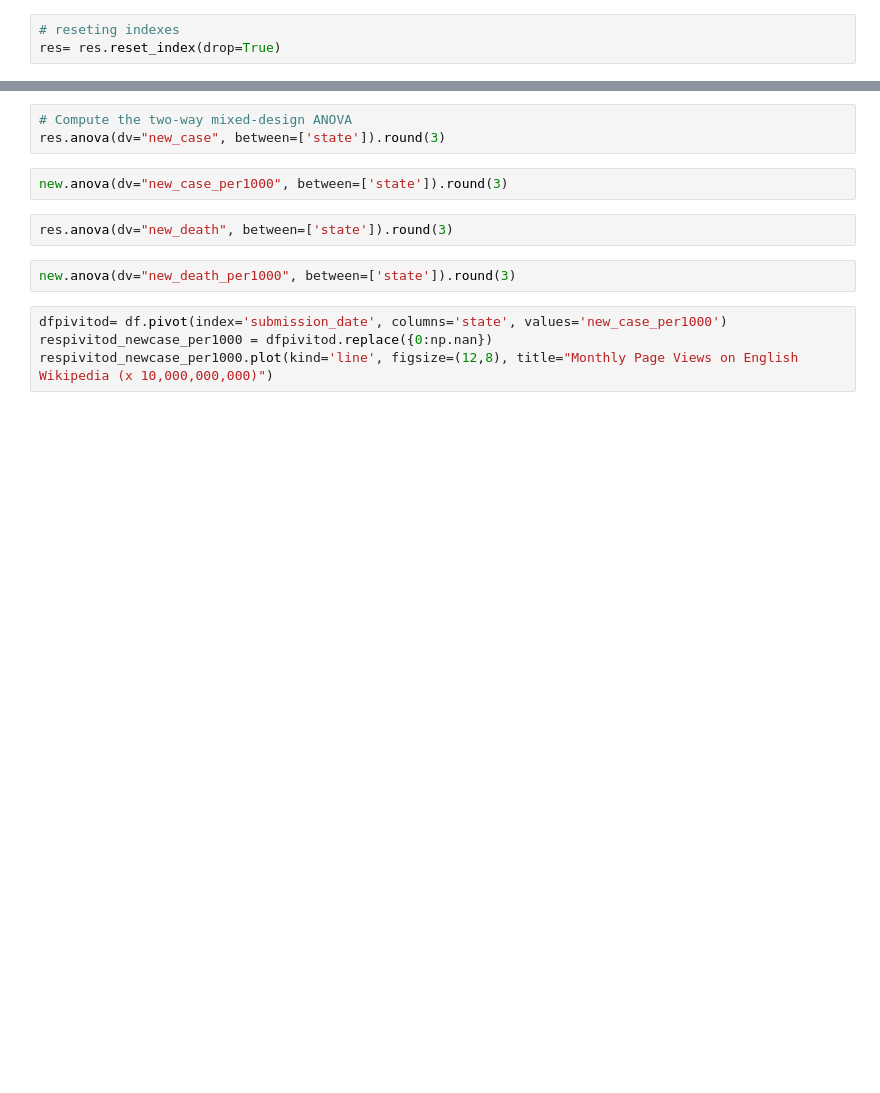
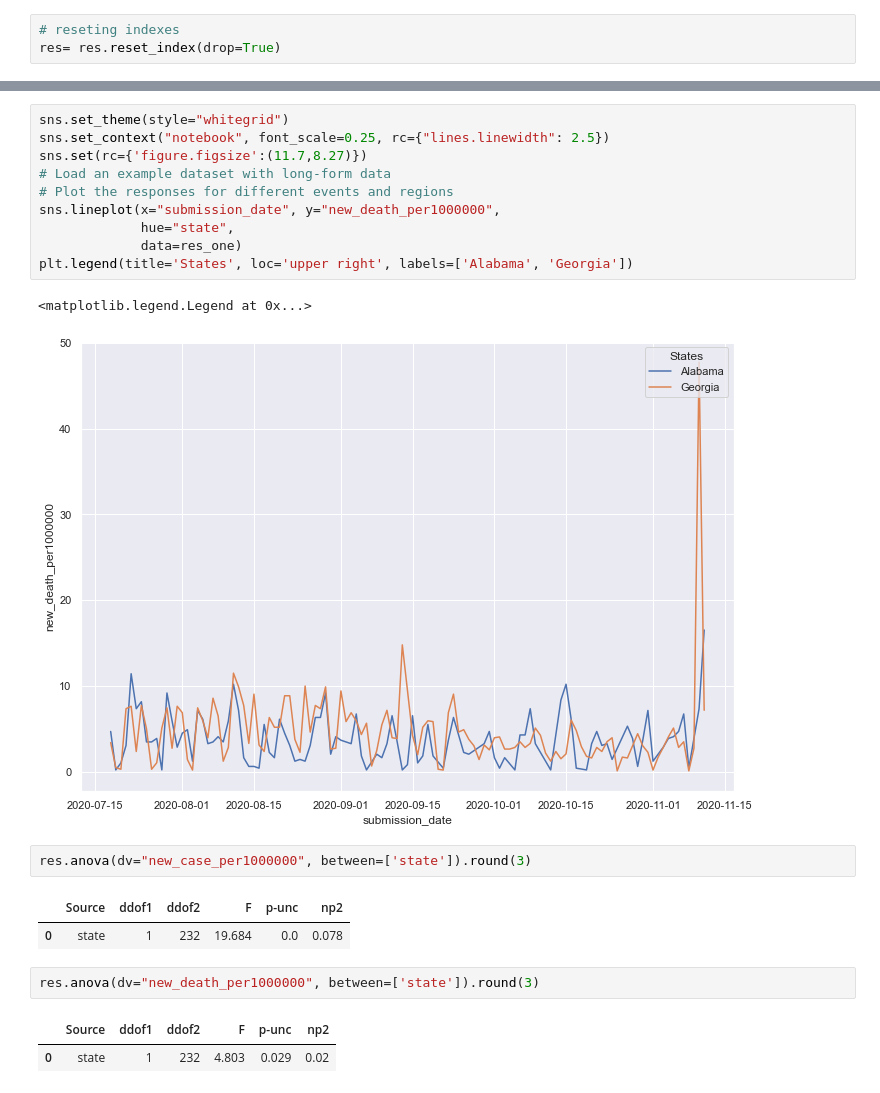
Before and after one commit to dibay/mask-wearing-policy-COVID-19-burden, a Jupyter notebook: Data-512-final.ipynb, the cells around one changed output, grey strips where cells are left out. Cells and saved outputs as stored; diff of their text form; blank space fills up the shorter version.

```diff
--- a/Data-512-final.ipynb
+++ b/Data-512-final.ipynb
@@ -183,13 +278,23 @@ res.groupby('state')['new_death_per1000000'].describe()
+# %%
+sns.set_theme(style="whitegrid")
+sns.set_context("notebook", font_scale=0.25, rc={"lines.linewidth": 2.5})
+sns.set(rc={'figure.figsize':(11.7,8.27)})
+# Load an example dataset with long-form data
+# Plot the responses for different events and regions
+sns.lineplot(x="submission_date", y="new_death_per1000000",
+             hue="state",
+             data=res_one)
+plt.legend(title='States', loc='upper right', labels=['Alabama', 'Georgia'])
+# %% [output]
+<matplotlib.legend.Legend at 0x...>
+[figure, added]
 # %%
-# Compute the two-way mixed-design ANOVA
-res.anova(dv="new_case", between=['state']).round(3)
+res.anova(dv="new_case_per1000000", between=['state']).round(3)
+# %% [output]
+|  | Source | ddof1 | ddof2 | F | p-unc | np2 |
+| 0 | state | 1 | 232 | 19.684 | 0.0 | 0.078 |
 # %%
-new.anova(dv="new_case_per1000", between=['state']).round(3)
+res.anova(dv="new_death_per1000000", between=['state']).round(3)
+# %% [output]
+|  | Source | ddof1 | ddof2 | F | p-unc | np2 |
+| 0 | state | 1 | 232 | 4.803 | 0.029 | 0.02 |
-# %%
-res.anova(dv="new_death", between=['state']).round(3)
-# %%
-new.anova(dv="new_death_per1000", between=['state']).round(3)
-# %%
-dfpivitod= df.pivot(index='submission_date', columns='state', values='new_case_per1000')
-respivitod_newcase_per1000 = dfpivitod.replace({0:np.nan})
-respivitod_newcase_per1000.plot(kind='line', figsize=(12,8), title="Monthly Page Views on English Wikipedia (x 10,000,000,000)")
```
Also changed, not shown: parts of 66 cells of this notebook, 4 other files.
